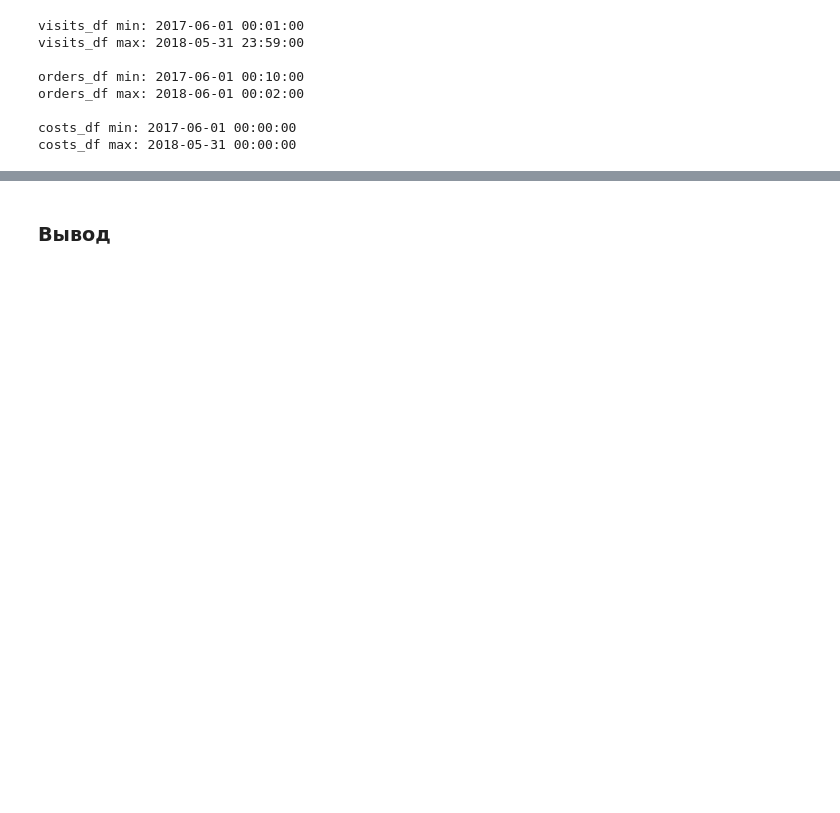
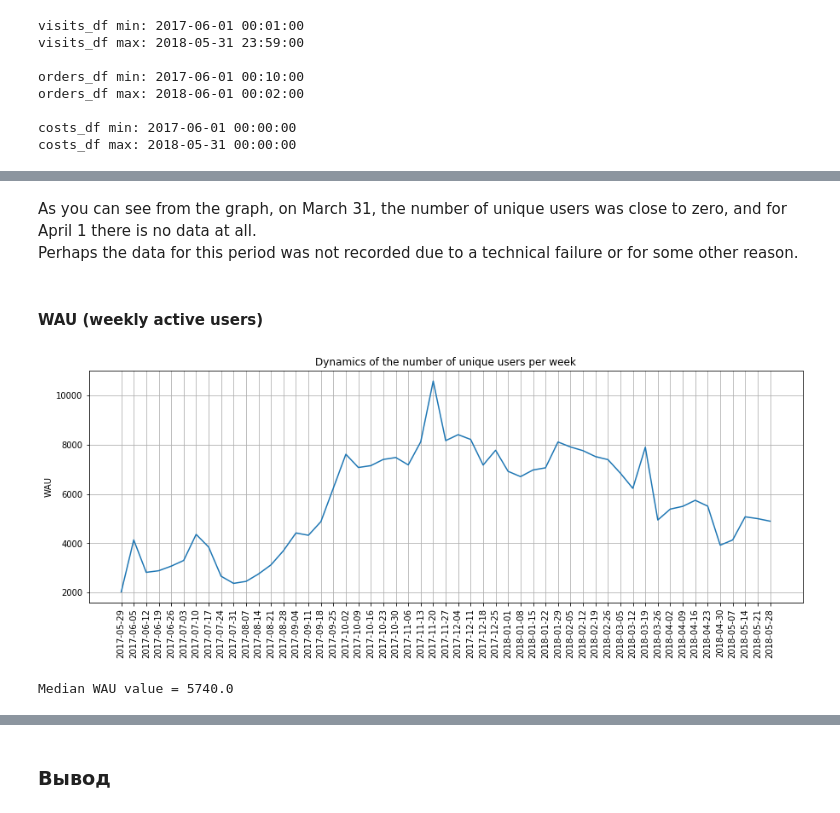
Before and after one commit to dmitryakushev/yandex-praktikum-projects_EN, a Jupyter notebook: marketing_expenses_optimisation_Ya-afisha/marketing_expenses_optimisation_Ya-afisha.ipynb, the cells around one changed output, grey strips where cells are left out. Saved outputs shown, nothing was run; the diff lists cells and outputs as text; code cells hidden in the pictures; blank space fills up the shorter version.

```diff
--- a/marketing_expenses_optimisation_Ya-afisha/marketing_expenses_optimisation_Ya-afisha.ipynb
+++ b/marketing_expenses_optimisation_Ya-afisha/marketing_expenses_optimisation_Ya-afisha.ipynb
@@ -224,0 +312,29 @@ for df in dfs:
+# %% [markdown]
+As you can see from the graph, on March 31, the number of unique users was close to zero, and for April 1 there is no data at all.
+Perhaps the data for this period was not recorded due to a technical failure or for some other reason.
+# %% [markdown]
+#### WAU (weekly active users)
+# %%
+wau = visits_df.groupby('session_week').agg(
+    n_uid = pd.NamedAgg(column='uid', aggfunc='nunique')
+).reset_index()
+
+# Since the week starting 2018-05-31 contains only 1 day, let's remove it from WAU
+wau = wau[wau['session_week'] < pd.Timestamp('2018-05-31 00:00')]
+
+# Let's display WAU changes during the year
+fig, ax = plt.subplots(figsize = (15, 5))
+plt.plot('session_week', 'n_uid', data=wau)
+plt.xticks(rotation = 90)
+plt.xticks(wau['session_week'].unique())
+plt.title('Dynamics of the number of unique users per week')
+plt.ylabel('WAU')
+plt.grid()
+plt.show()
+
+# Let's calculate median WAU
+wau_median = wau['n_uid'].median()
+print("Median WAU value = " + str(wau_median))
+# %% [output]
+[figure, added]
+Median WAU value = 5740.0
```
Also changed, not shown: parts of 236 cells of this notebook, 1 other file.
